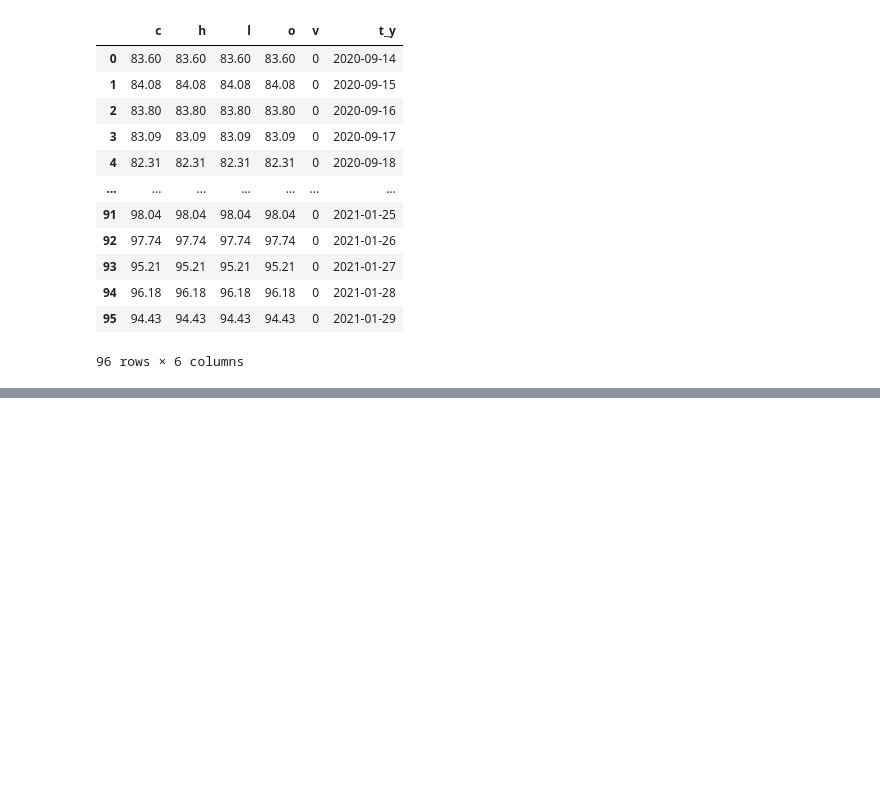
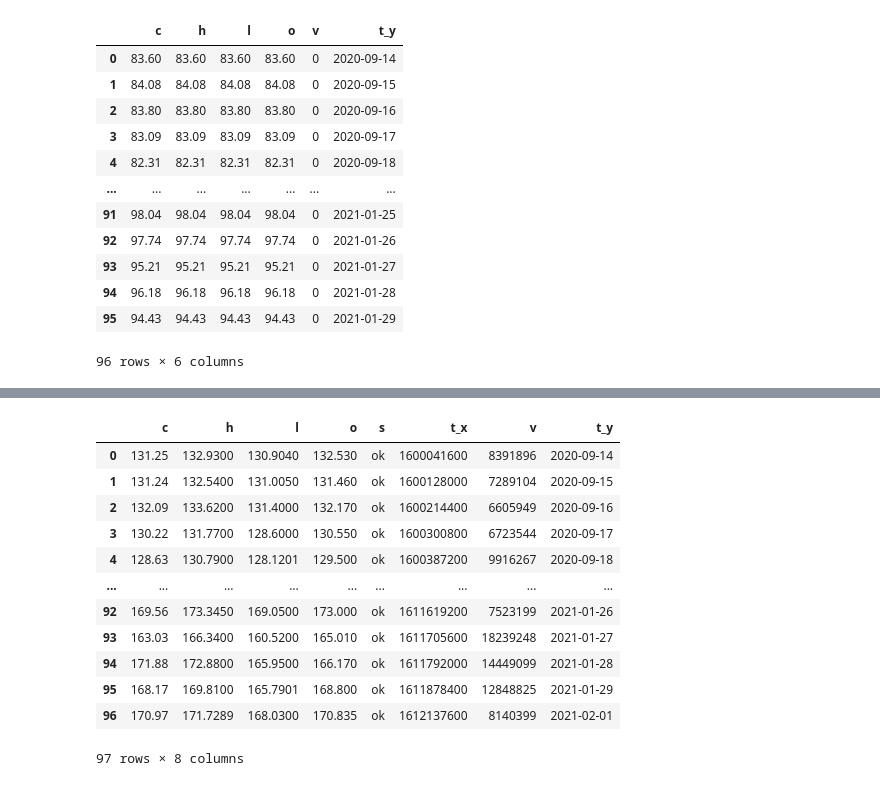
Before and after one commit to cmcoder9/Shortease, a Jupyter notebook: main.ipynb, the cells around one changed output, grey strips where cells are left out. Drawn from its saved outputs; the diff is of its cells as text; code cells hidden in the pictures; blank space fills up the shorter version.

```diff
--- a/main.ipynb
+++ b/main.ipynb
@@ -193,0 +410,3 @@ S_P_update
+# %%
+res7 = finnhub_client.stock_candles('DIS', 'D', 1599886800, 1612159200)
+print(res7)
@@ -193,0 +415,4 @@ S_P_update
+# %%
+#Convert to Pandas Dataframe
+DIS= pd.DataFrame(res7)
+DIS
@@ -193,0 +433,3 @@ S_P_update
+# %%
+Time_clean7 = pd.to_datetime(DIS.t, unit = "s")
+Time_clean7
@@ -193,0 +449,17 @@ S_P_update
+# %%
+DIS_update = pd.merge(DIS, Time_clean7, left_index = True, right_index = True)
+DIS_update
+# %% [output]
+|  | c | h | l | o | s | t_x | v | t_y |
+| 0 | 131.25 | 132.9300 | 130.9040 | 132.530 | ok | 1600041600 | 8391896 | 2020-09-14 |
+| 1 | 131.24 | 132.5400 | 131.0050 | 131.460 | ok | 1600128000 | 7289104 | 2020-09-15 |
+| 2 | 132.09 | 133.6200 | 131.4000 | 132.170 | ok | 1600214400 | 6605949 | 2020-09-16 |
+| 3 | 130.22 | 131.7700 | 128.6000 | 130.550 | ok | 1600300800 | 6723544 | 2020-09-17 |
+| 4 | 128.63 | 130.7900 | 128.1201 | 129.500 | ok | 1600387200 | 9916267 | 2020-09-18 |
+| ... | ... | ... | ... | ... | ... | ... | ... | ... |
+| 92 | 169.56 | 173.3450 | 169.0500 | 173.000 | ok | 1611619200 | 7523199 | 2021-01-26 |
+| 93 | 163.03 | 166.3400 | 160.5200 | 165.010 | ok | 1611705600 | 18239248 | 2021-01-27 |
+| 94 | 171.88 | 172.8800 | 165.9500 | 166.170 | ok | 1611792000 | 14449099 | 2021-01-28 |
+| 95 | 168.17 | 169.8100 | 165.7901 | 168.800 | ok | 1611878400 | 12848825 | 2021-01-29 |
+| 96 | 170.97 | 171.7289 | 168.0300 | 170.835 | ok | 1612137600 | 8140399 | 2021-02-01 |
+97 rows × 8 columns
```
Also changed, not shown: parts of 21 cells of this notebook.
